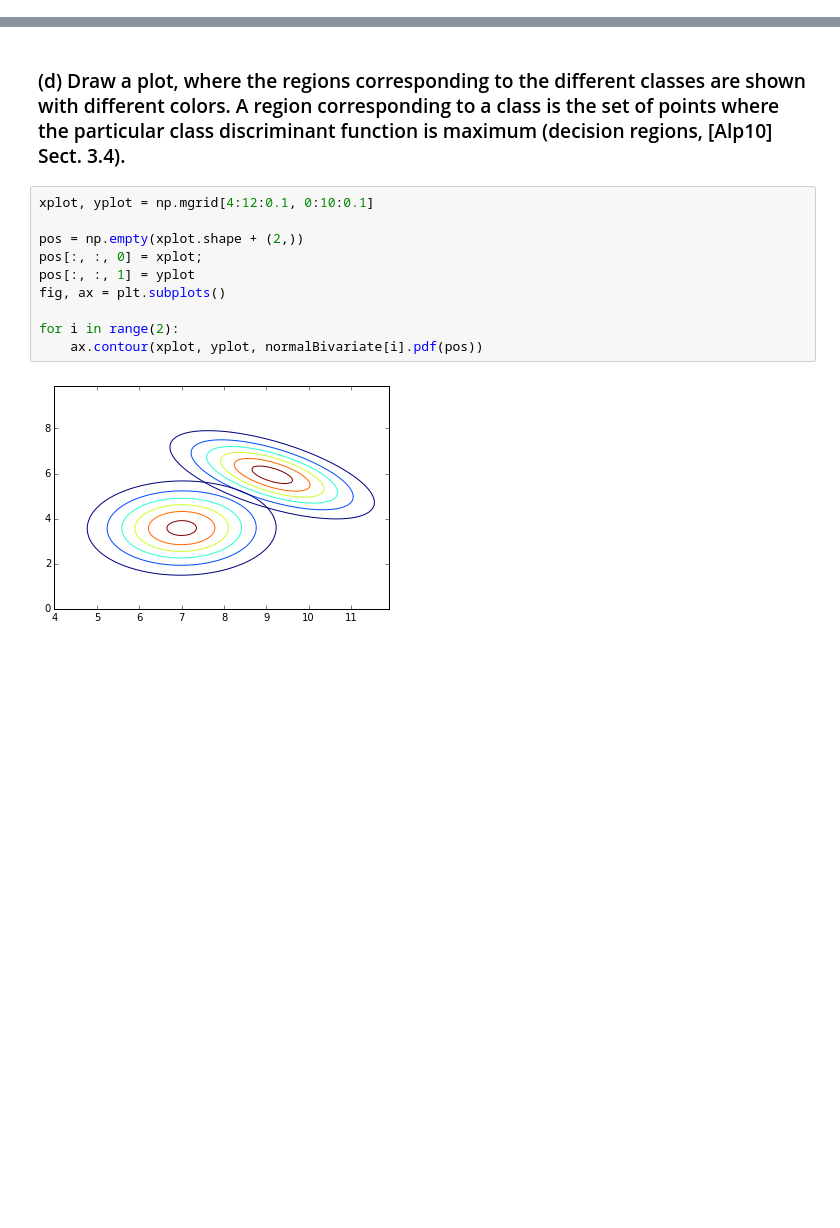
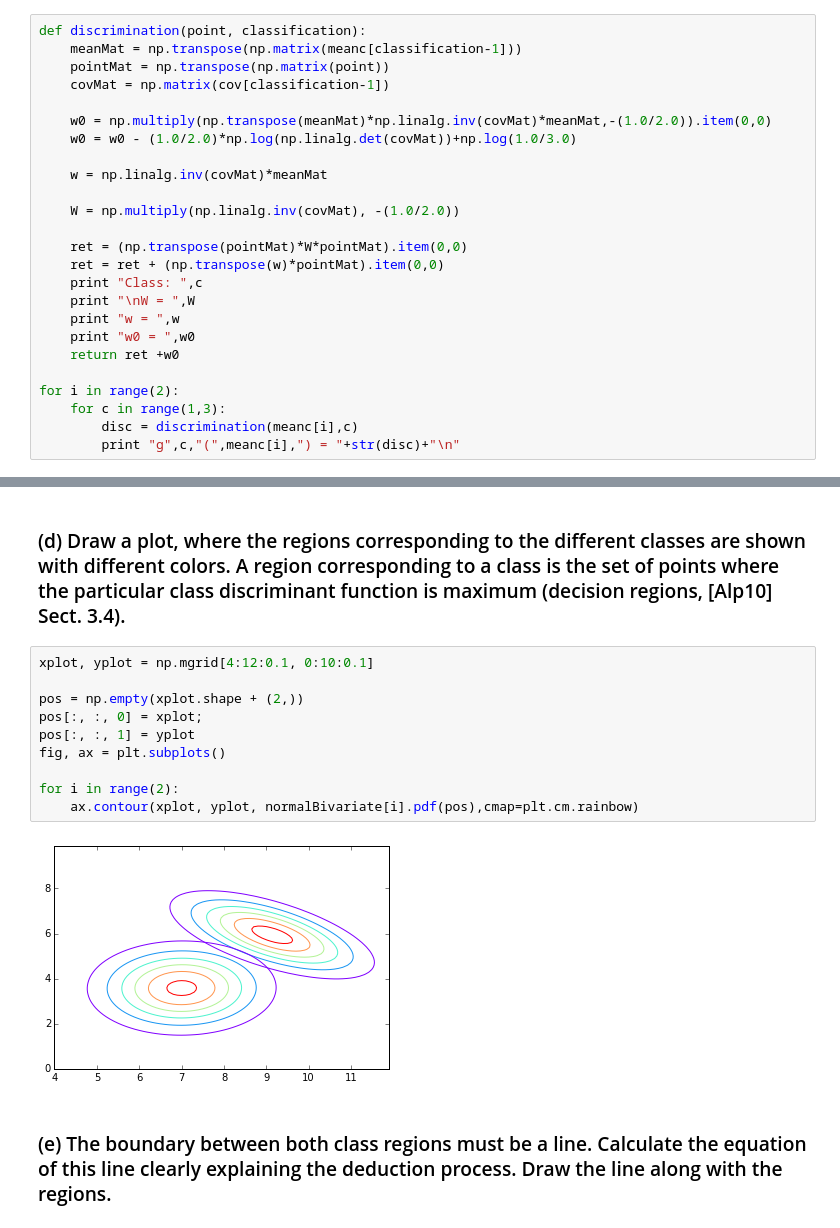
Before and after one commit to wiforeroco/ML, a Jupyter notebook: ml-assign2-esgantivar-wiforeroco.ipynb, the cells around one changed output, grey strips where cells are left out. Drawn from its saved outputs; the diff is of its cells as text; blank space fills up the shorter version.

```diff
--- a/ml-assign2-esgantivar-wiforeroco.ipynb
+++ b/ml-assign2-esgantivar-wiforeroco.ipynb
@@ -86,3 +86,28 @@ for i in range(2):
 [ 7.94798697  4.59379999]
 # %% [markdown]
 ### (c) Write a function that calculates the discriminant function for each class.
+# %%
+def discrimination(point, classification):
+    meanMat = np.transpose(np.matrix(meanc[classification-1]))
+    pointMat = np.transpose(np.matrix(point))
+    covMat = np.matrix(cov[classification-1])
+
+    w0 = np.multiply(np.transpose(meanMat)*np.linalg.inv(covMat)*meanMat,-(1.0/2.0)).item(0,0)
+    w0 = w0 - (1.0/2.0)*np.log(np.linalg.det(covMat))+np.log(1.0/3.0)
+
+    w = np.linalg.inv(covMat)*meanMat
+
+    W = np.multiply(np.linalg.inv(covMat), -(1.0/2.0))
+
+    ret = (np.transpose(pointMat)*W*pointMat).item(0,0)
+    ret = ret + (np.transpose(w)*pointMat).item(0,0)
+    print "Class: ",c
+    print "\nW = ",W
+    print "w = ",w
+    print "w0 = ",w0
+    return ret +w0
+
+for i in range(2):
+    for c in range(1,3):
+        disc = discrimination(meanc[i],c)
+        print "g",c,"(",meanc[i],") = "+str(disc)+"\n"
@@ -91,12 +134,14 @@ for i in range(2):
 # %%
 xplot, yplot = np.mgrid[4:12:0.1, 0:10:0.1]
 
 pos = np.empty(xplot.shape + (2,))
 pos[:, :, 0] = xplot;
 pos[:, :, 1] = yplot
 fig, ax = plt.subplots()
 
 for i in range(2):
-    ax.contour(xplot, yplot, normalBivariate[i].pdf(pos))
+    ax.contour(xplot, yplot, normalBivariate[i].pdf(pos),cmap=plt.cm.rainbow)
 # %% [output]
-[figure, old version]
+[figure, new version]
+# %% [markdown]
+### (e) The boundary between both class regions must be a line. Calculate the equation of this line clearly explaining the deduction process. Draw the line along with the regions.
```
Also changed, not shown: parts of 7 cells of this notebook.
